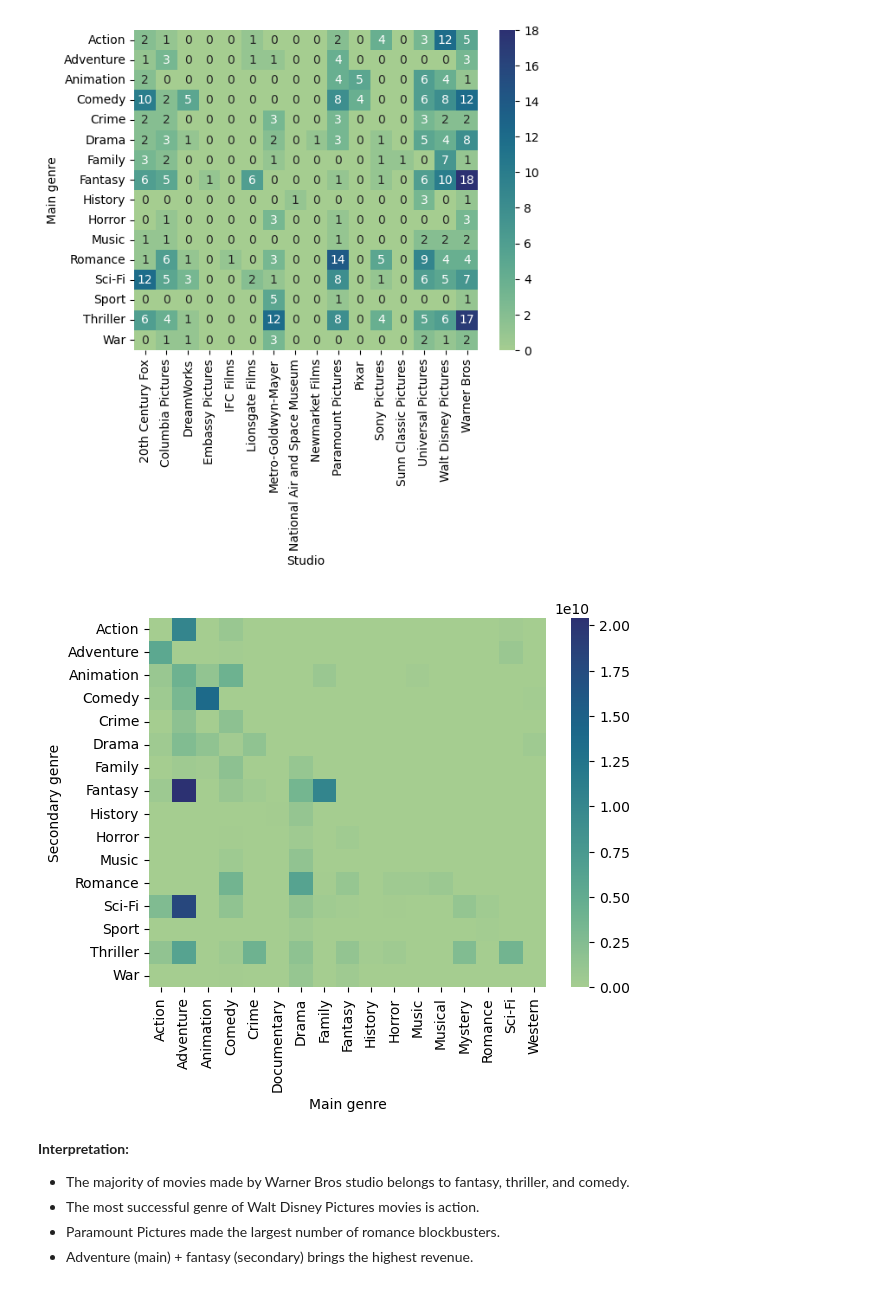
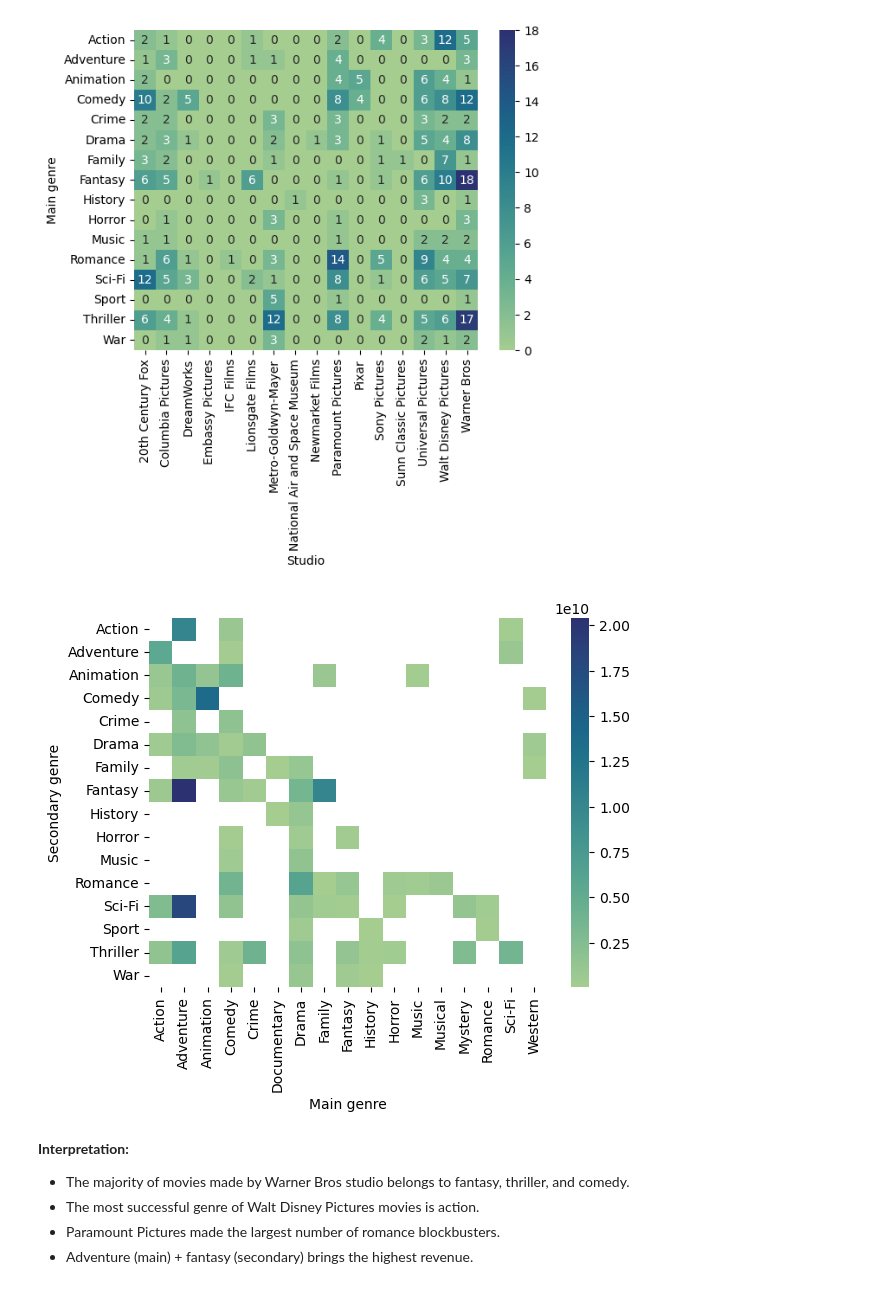
Before and after one commit to Zhang-XC/ADA2023, a Jupyter notebook: Exercises/02 - Data viz and data from the web/Becoming a DataVizard exercise.ipynb, the cells around one changed output. Saved outputs shown, nothing was run; the diff lists cells and outputs as text; code cells hidden in the pictures.

```diff
--- a/Exercises/02 - Data viz and data from the web/Becoming a DataVizard exercise.ipynb
+++ b/Exercises/02 - Data viz and data from the web/Becoming a DataVizard exercise.ipynb
@@ -281,11 +277,13 @@ ax.set(xlabel="Studio", ylabel="Main genre");
 [figure]
 # %%
 # Write your code to make the second heatmap here
-heatmap_2 = movies.groupby(["Main_Genre", "Genre_2"])["worldwide_gross"].sum().unstack(fill_value=0)
+heatmap_2 = movies.groupby(["Main_Genre", "Genre_2"])["worldwide_gross"].sum().unstack()
+# Alternatively, use pd.crosstab with aggregation function
+# heatmap_2 = pd.crosstab(movies['Main_Genre'], movies['Genre_2'], values=movies['worldwide_gross'], aggfunc='sum')
 ax = sns.heatmap(heatmap_2, cmap="crest")
 ax.set(xlabel="Main genre", ylabel="Secondary genre");
 # %% [output]
-[figure, old version]
+[figure, new version]
 # %% [markdown]
 **Interpretation:**
 * The majority of movies made by Warner Bros studio belongs to fantasy, thriller, and comedy.
```
Also changed, not shown: parts of 13 cells of this notebook.
